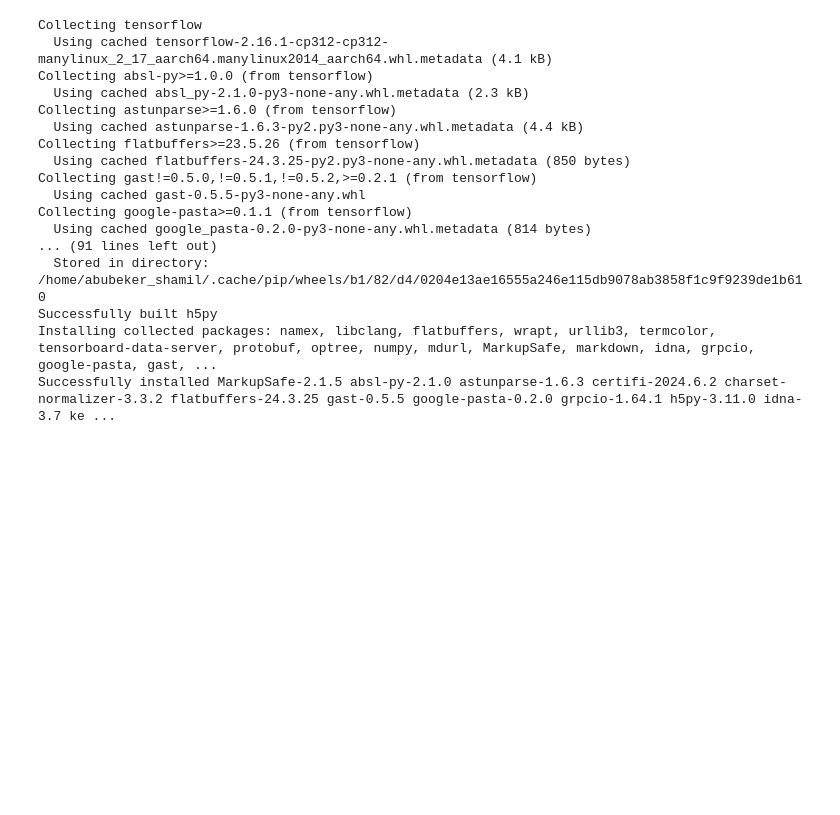
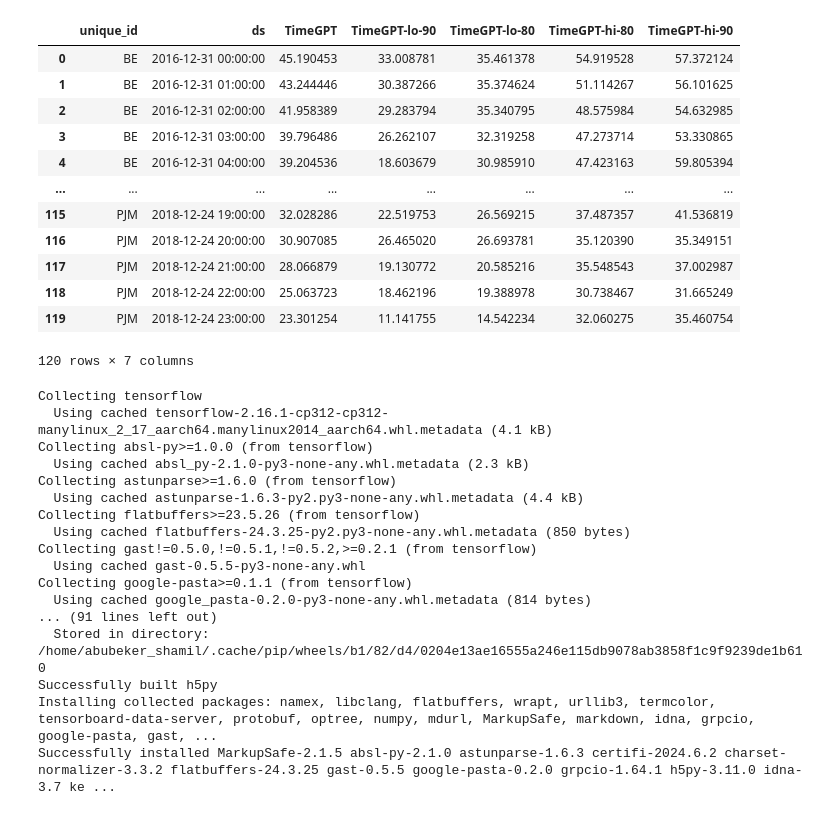
Before and after one commit to 10Accademy-InsightStreamInc/Scalable_Backtesting_Infrastructure_for_Crypto_Trading, a Jupyter notebook: notebooks/lstm.ipynb, the cells around one changed output. Saved outputs shown, nothing was run; the diff lists cells and outputs as text; code cells hidden in the pictures; blank space fills up the shorter version.

```diff
--- a/notebooks/lstm.ipynb
+++ b/notebooks/lstm.ipynb
@@ -18,3 +89,19 @@ nixtla_client.plot(df, fcst_df, time_col='ds', target_col='y', level=[80, 90])
+# %%
+fcst_df
+# %% [output]
+|  | unique_id | ds | TimeGPT | TimeGPT-lo-90 | TimeGPT-lo-80 | TimeGPT-hi-80 | TimeGPT-hi-90 |
+| 0 | BE | 2016-12-31 00:00:00 | 45.190453 | 33.008781 | 35.461378 | 54.919528 | 57.372124 |
+| 1 | BE | 2016-12-31 01:00:00 | 43.244446 | 30.387266 | 35.374624 | 51.114267 | 56.101625 |
+| 2 | BE | 2016-12-31 02:00:00 | 41.958389 | 29.283794 | 35.340795 | 48.575984 | 54.632985 |
+| 3 | BE | 2016-12-31 03:00:00 | 39.796486 | 26.262107 | 32.319258 | 47.273714 | 53.330865 |
+| 4 | BE | 2016-12-31 04:00:00 | 39.204536 | 18.603679 | 30.985910 | 47.423163 | 59.805394 |
+| ... | ... | ... | ... | ... | ... | ... | ... |
+| 115 | PJM | 2018-12-24 19:00:00 | 32.028286 | 22.519753 | 26.569215 | 37.487357 | 41.536819 |
+| 116 | PJM | 2018-12-24 20:00:00 | 30.907085 | 26.465020 | 26.693781 | 35.120390 | 35.349151 |
+| 117 | PJM | 2018-12-24 21:00:00 | 28.066879 | 19.130772 | 20.585216 | 35.548543 | 37.002987 |
+| 118 | PJM | 2018-12-24 22:00:00 | 25.063723 | 18.462196 | 19.388978 | 30.738467 | 31.665249 |
+| 119 | PJM | 2018-12-24 23:00:00 | 23.301254 | 11.141755 | 14.542234 | 32.060275 | 35.460754 |
+120 rows × 7 columns
 # %%
 # 3. Detect Anomalies
 anomalies_df = nixtla_client.detect_anomalies(df, time_col='ds', target_col='y', freq='D')
```
Also changed, not shown: parts of 8 cells of this notebook, 2 other files.
